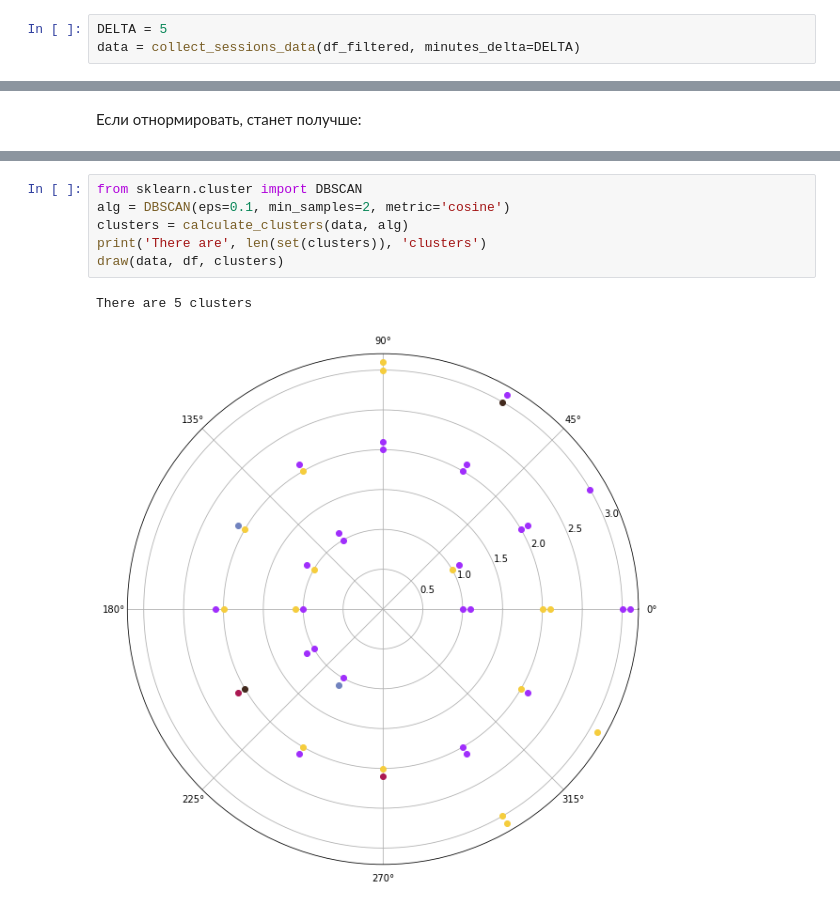
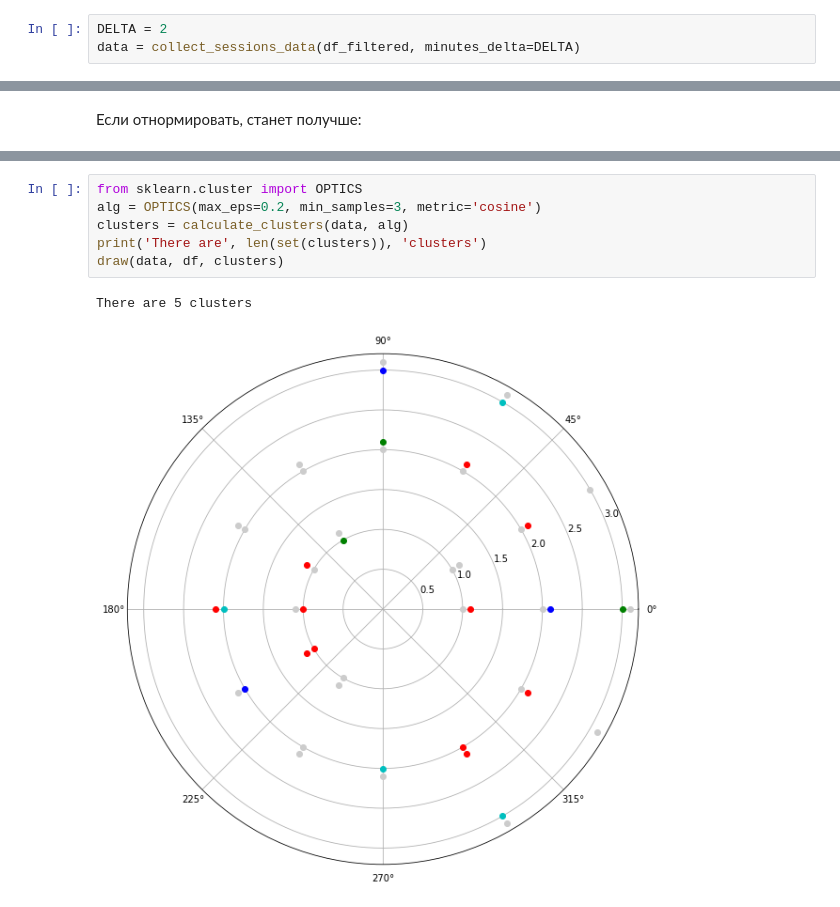
Before and after one commit to iisuslik43/gaz, a Jupyter notebook: results.ipynb, the cells around one changed output, grey strips where cells are left out. Saved outputs shown, nothing was run; the diff lists cells and outputs as text.

```diff
--- a/results.ipynb
+++ b/results.ipynb
@@ -12,7 +12,7 @@ df_filtered = with_big_monthly_sessions(df)
 # %% [markdown]
 Для каждой сессии час, в который она прошла, нарезается на интервалы по 5 минут, внутри каждого интервала берётся средневзвешенное значение цены, таким образом для каждой сессии получается вектор одинаковой цены:
 # %%
-DELTA = 5
+DELTA = 2
 data = collect_sessions_data(df_filtered, minutes_delta=DELTA)
 # %% [markdown]
 Пример для 2 сессий:
@@ -35,9 +37,9 @@ plot_session_graphic(data, 210, normalize=True, minutes_delta=DELTA)
 # %%
-from sklearn.cluster import DBSCAN
-alg = DBSCAN(eps=0.1, min_samples=2, metric='cosine')
+from sklearn.cluster import OPTICS
+alg = OPTICS(max_eps=0.2, min_samples=3, metric='cosine')
 clusters = calculate_clusters(data, alg)
 print('There are', len(set(clusters)), 'clusters')
 draw(data, df, clusters)
 # %% [output]
 There are 5 clusters
-[figure, old version]
+[figure, new version]
```
Also changed, not shown: parts of 12 cells of this notebook, 1 other file.
